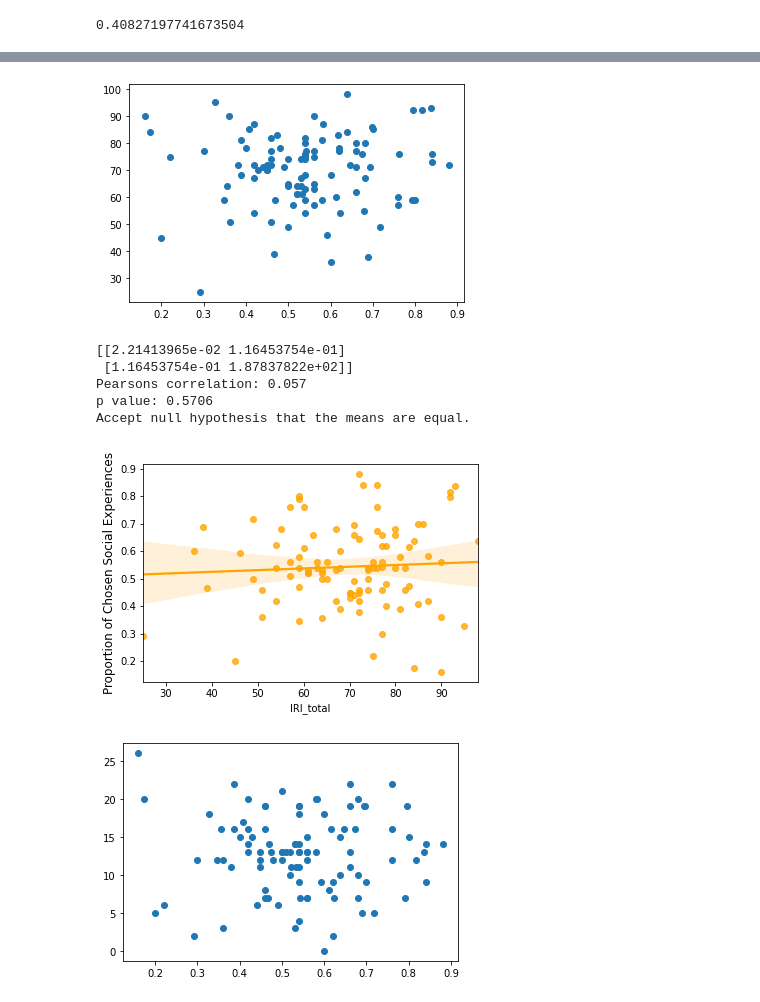
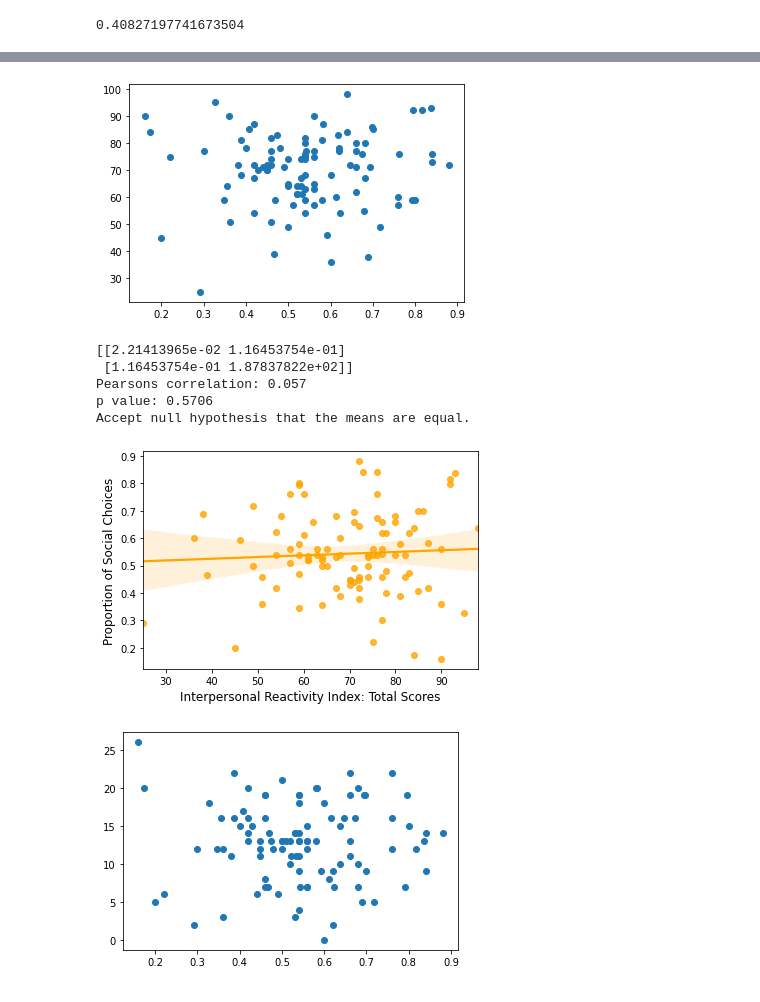
Before and after one commit to fareri-lab/WTP_CardTask, a Jupyter notebook: data/updated_9_2021_oldWTPdata.ipynb, the cells around one changed output, grey strips where cells are left out. Drawn from its saved outputs; the diff is of its cells as text; code cells hidden in the pictures.

Commit message:
Updated notebooks and figures
Dom changed axis titles on scatterplots and font sizes on scatters and bar plots for both old and new data notebooks.

Dom saved new scatters and barplots

```diff
--- a/data/updated_9_2021_oldWTPdata.ipynb
+++ b/data/updated_9_2021_oldWTPdata.ipynb
@@ -266,31 +267,32 @@ Reject the null hypothesis that the means are equal.
 # %%
 #prop social  / iri total
 
 pyplot.scatter(prop_social, iri_total)
 pyplot.show()
 covariance = cov(prop_social, iri_total)
 print(covariance)
 corr, _ = pearsonr(prop_social, iri_total)
 print('Pearsons correlation: %.3f' % corr)
 r,p = scipy.stats.pearsonr(prop_social, iri_total)
 print('p value: %.4f' % p)
 alpha = 0.10
 if p > alpha:
 	print('Accept null hypothesis that the means are equal.')
 else:
     print('Reject the null hypothesis that the means are equal.')
 
 s_prop_iri_total=sns.regplot(x="IRI_total", y="prop_social", data=wtpdata,color="orange");
-s_prop_iri_total.set_ylabel('Proportion of Chosen Social Experiences',fontsize=12)
+s_prop_iri_total.set_ylabel('Proportion of Social Choices',fontsize=12)
+s_prop_iri_total.set_xlabel('Interpersonal Reactivity Index: Total Scores',fontsize=12)
 s_prop_iri_total.figure.savefig('old_s_sum_iri_total_scatter.svg')
 # %% [output]
 [figure]
 [[2.21413965e-02 1.16453754e-01]
  [1.16453754e-01 1.87837822e+02]]
 Pearsons correlation: 0.057
 p value: 0.5706
 Accept null hypothesis that the means are equal.
-[figure, old version]
+[figure, new version]
 # %%
 #propsocial  / iri pd
 pyplot.scatter(prop_social, iri_pd)
```
Also changed, not shown: parts of 9 cells of this notebook, 9 other files.
